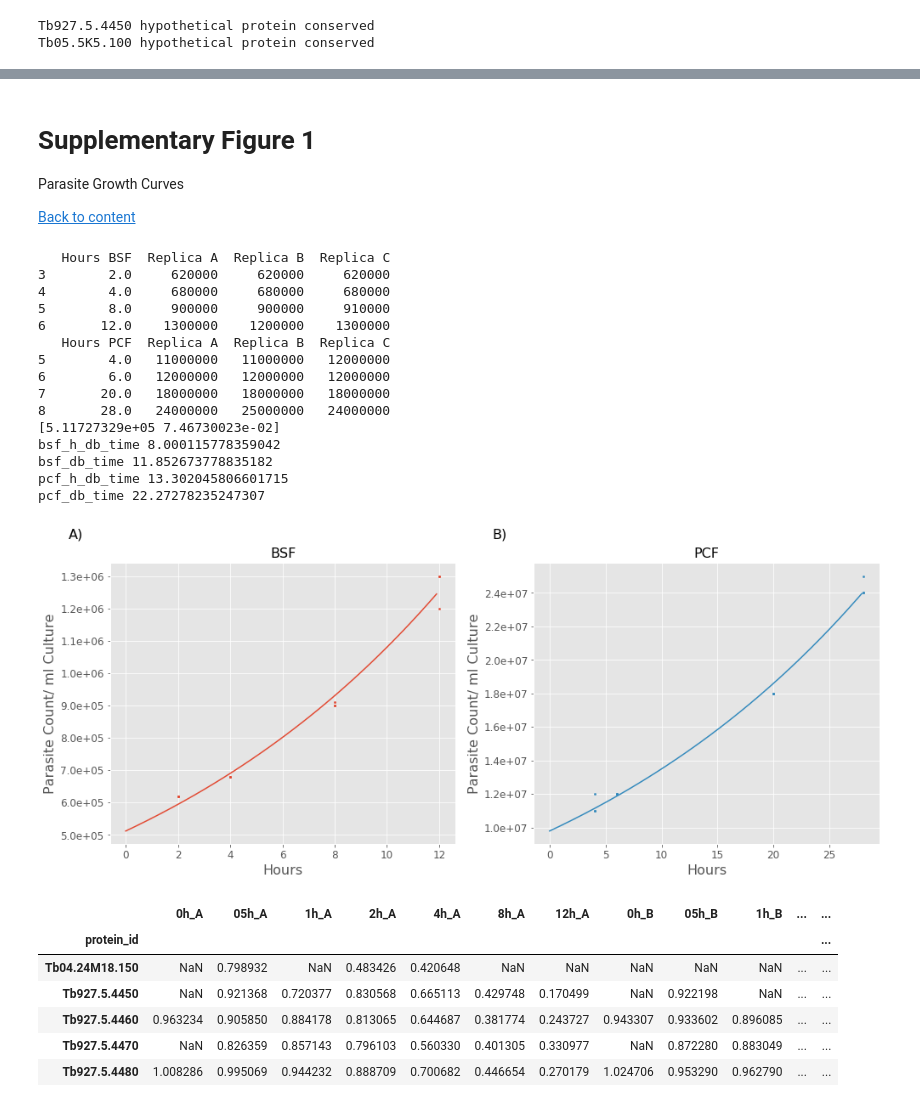
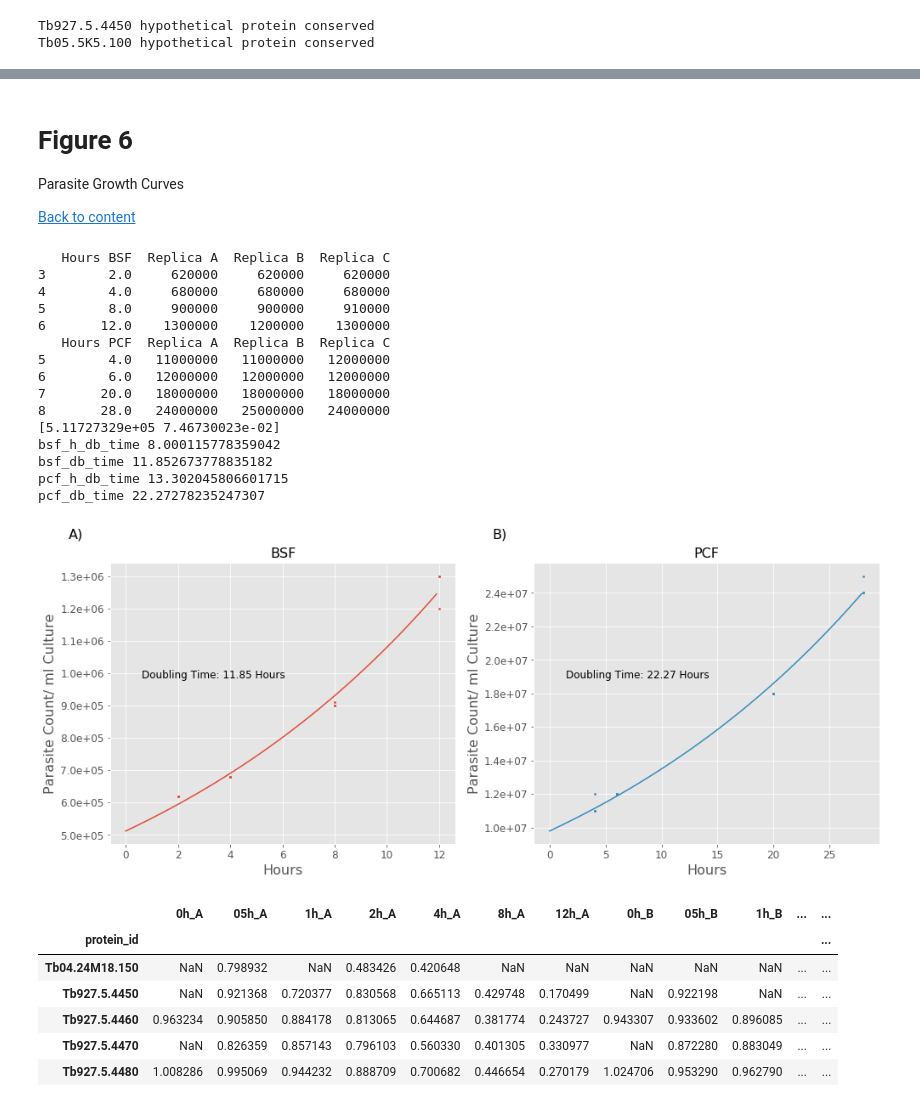
Before and after one commit to mtinti/wor_turnover, a Jupyter notebook: Figure_Paper_def.ipynb, the cells around one changed output, grey strips where cells are left out. Cells and saved outputs as stored; diff of their text form; code cells hidden in the pictures.

```diff
--- a/Figure_Paper_def.ipynb
+++ b/Figure_Paper_def.ipynb
@@ -97,5 +289,5 @@ This is the forth notebook for the analysis of the protein turnover in T. brucei
 # %% [markdown]
-# Supplementary Figure 1
+# Figure 6
 Parasite Growth Curves
 
 [Back to content](#Table-of-Content)
@@ -153,6 +345,11 @@ ax[0].set_ylabel('Count',fontsize=16)
 ax[0].set_xlabel('Hours',fontsize=16)
 ax[0].set_title('BSF',fontsize=16)
 
+ax[0].text(0.3, 0.6, 'Doubling Time: {0:.2f} Hours'.format(bsf_db_time,2), horizontalalignment='center',
+               verticalalignment='center',
+               transform=ax[0].transAxes,fontsize=12)
+
+
 
 
 
@@ -171,7 +368,9 @@ print('pcf_h_db_time', pcf_h_db_time )
 pcf_db_time = (np.log(10000000 +10000000) - np.log(popt[0]))/ popt[1]
 print('pcf_db_time', pcf_db_time)
 
-
+ax[1].text(0.3, 0.6, 'Doubling Time: {0:.2f} Hours'.format(pcf_db_time,2), horizontalalignment='center',
+               verticalalignment='center',
+               transform=ax[1].transAxes,fontsize=12)
 
 x=np.arange(0, 28,0.1)
 y = [model(n,*popt) for n in x]
@@ -187,36 +386,36 @@ ax[1].text(-0.1, 1.1, 'B)', horizontalalignment='center',
 #ax[0].yaxis.major.formatter._useMathText = True
 ax[0].tick_params(axis='both', which='major', labelsize=12)
 ax[1].tick_params(axis='both', which='major', labelsize=12)
 
 #
 #ax[0].Axes.ticklabel_format(style='sci', axis='y')
 from matplotlib.ticker import ScalarFormatter, FormatStrFormatter
 #ax[1].yaxis.major.formatter._useMathText = True
 ax[0].yaxis.set_major_formatter(FormatStrFormatter('%.1e'))
 ax[1].yaxis.set_major_formatter(FormatStrFormatter('%.1e'))
 
 
 fig.subplots_adjust(wspace=0.5)
 plt.tight_layout()
-fig.savefig(os.path.join('SupFigure','Figure_S1.svg'))
-fig.savefig(os.path.join('SupFigure','Figure_S1.png'))
+fig.savefig(os.path.join('Figure','Figure_6.svg'))
+fig.savefig(os.path.join('Figure','Figure_6.png'))
 # %% [output]
    Hours BSF  Replica A  Replica B  Replica C
 3        2.0     620000     620000     620000
 4        4.0     680000     680000     680000
 5        8.0     900000     900000     910000
 6       12.0    1300000    1200000    1300000
    Hours PCF  Replica A  Replica B  Replica C
 5        4.0   11000000   11000000   12000000
 6        6.0   12000000   12000000   12000000
 7       20.0   18000000   18000000   18000000
 8       28.0   24000000   25000000   24000000
 [5.11727329e+05 7.46730023e-02]
 bsf_h_db_time 8.000115778359042
 bsf_db_time 11.852673778835182
 pcf_h_db_time 13.302045806601715
 pcf_db_time 22.27278235247307
-[figure, old version]
+[figure, new version]
 # %%
 #index_col=['protein_id']
 bsf_data = pd.read_csv(os.path.join('outdata','data_BSF.csv'))
```
Also changed, not shown: parts of 46 cells of this notebook, 47 other files.
